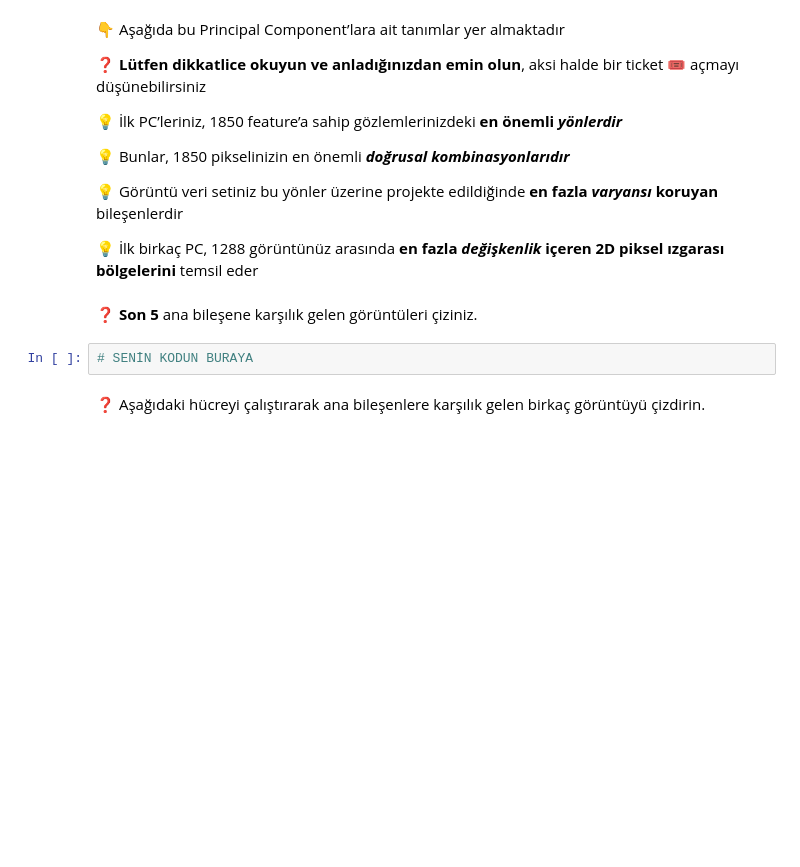
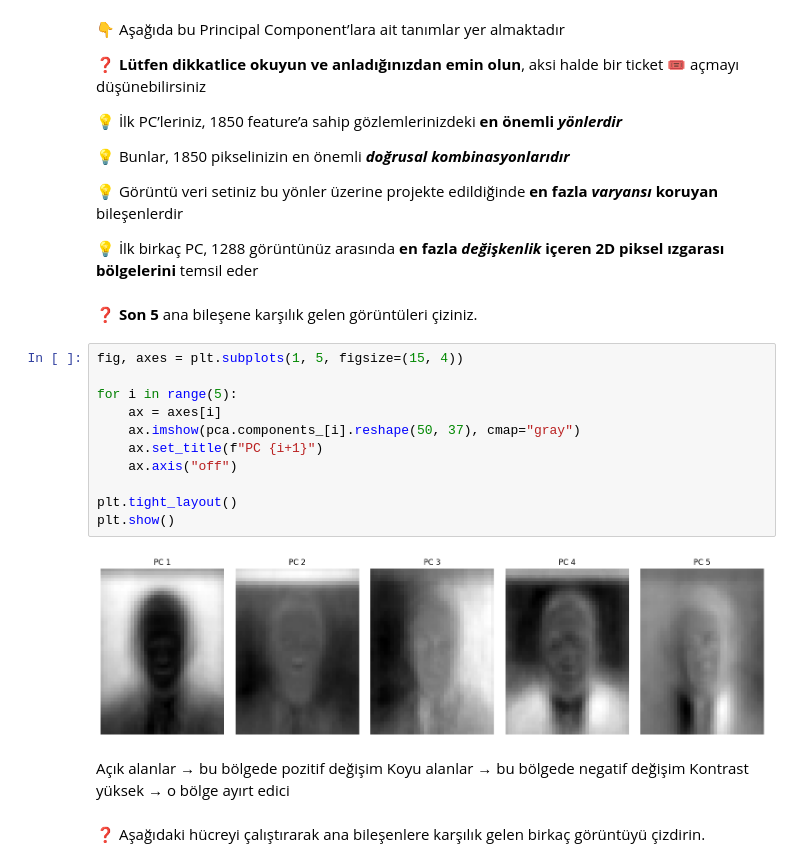
Before and after one commit to tmy-datamesa/S17D3-S-data-face-recoginition, a Jupyter notebook: face_recognition.ipynb, the cells around one changed output. Drawn from its saved outputs; the diff is of its cells as text; blank space fills up the shorter version.

```diff
--- a/face_recognition.ipynb
+++ b/face_recognition.ipynb
@@ -289,8 +301,23 @@ Biz sadece bunları normal görüntüler olarak görselleştirebilmek için yeni
 💡 İlk birkaç PC, 1288 görüntünüz arasında **en fazla _değişkenlik_ içeren 2D piksel ızgarası bölgelerini** temsil eder
 # %% [markdown]
 ❓ **Son 5** ana bileşene karşılık gelen görüntüleri çiziniz.
-# %%
-# SENİN KODUN BURAYA
+# %%
+fig, axes = plt.subplots(1, 5, figsize=(15, 4))
+
+for i in range(5):
+    ax = axes[i]
+    ax.imshow(pca.components_[i].reshape(50, 37), cmap="gray")
+    ax.set_title(f"PC {i+1}")
+    ax.axis("off")
+
+plt.tight_layout()
+plt.show()
+# %% [output]
+[figure, added]
+# %% [markdown]
+Açık alanlar → bu bölgede pozitif değişim
+Koyu alanlar → bu bölgede negatif değişim
+Kontrast yüksek → o bölge ayırt edici
 # %% [markdown]
 ❓ Aşağıdaki hücreyi çalıştırarak ana bileşenlere karşılık gelen birkaç görüntüyü çizdirin.
 # %%
```
Also changed, not shown: parts of 12 cells of this notebook, 1 other file.
